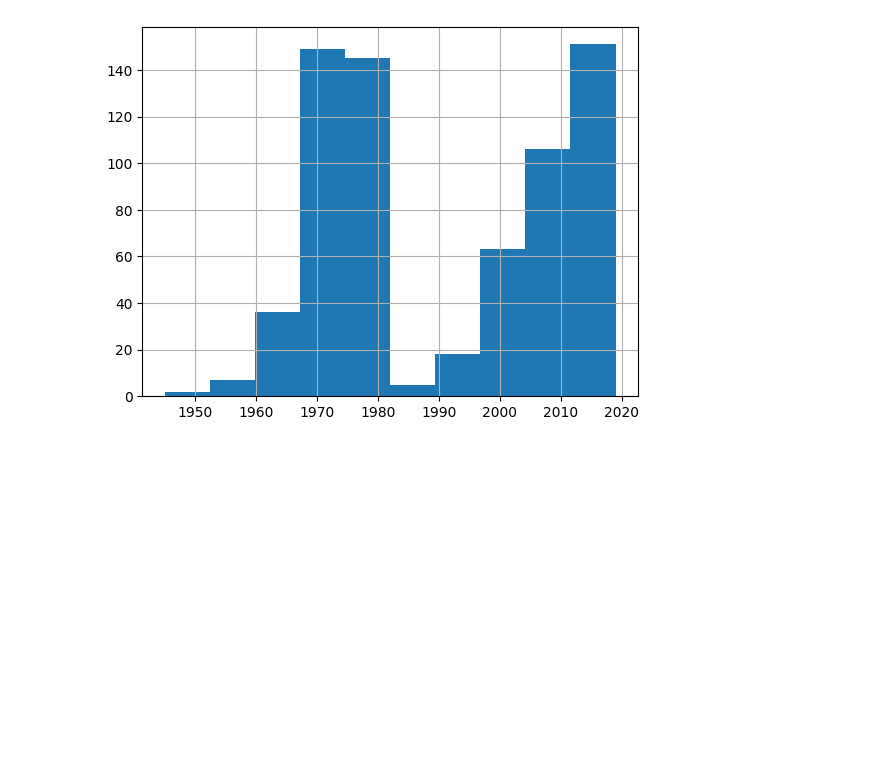
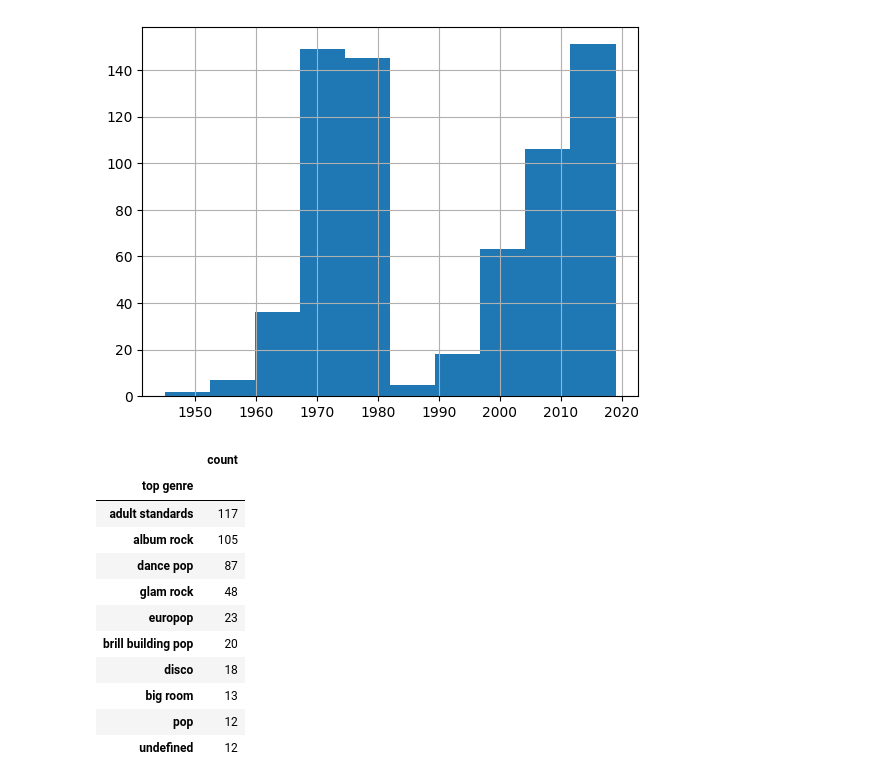
Before and after one commit to MiguelAngel3378/CURSO_ANALISIS_BD2, a Jupyter notebook: m4_pandas/operaciones/spotify.ipynb, the cells around one changed output. Drawn from its saved outputs; the diff is of its cells as text; code cells hidden in the pictures; blank space fills up the shorter version.

```diff
--- a/m4_pandas/operaciones/spotify.ipynb
+++ b/m4_pandas/operaciones/spotify.ipynb
@@ -189,3 +189,19 @@ df['year'].hist()
 # %% [output]
 <Axes: >
 [figure]
+# %%
+serie = df['top genre'].value_counts()
+pd.DataFrame(serie).head(10)
+# %% [output]
+|  | count |
+| top genre |  |
+| adult standards | 117 |
+| album rock | 105 |
+| dance pop | 87 |
+| glam rock | 48 |
+| europop | 23 |
+| brill building pop | 20 |
+| disco | 18 |
+| big room | 13 |
+| pop | 12 |
+| undefined | 12 |
```
Also changed, not shown: parts of 6 cells of this notebook.
